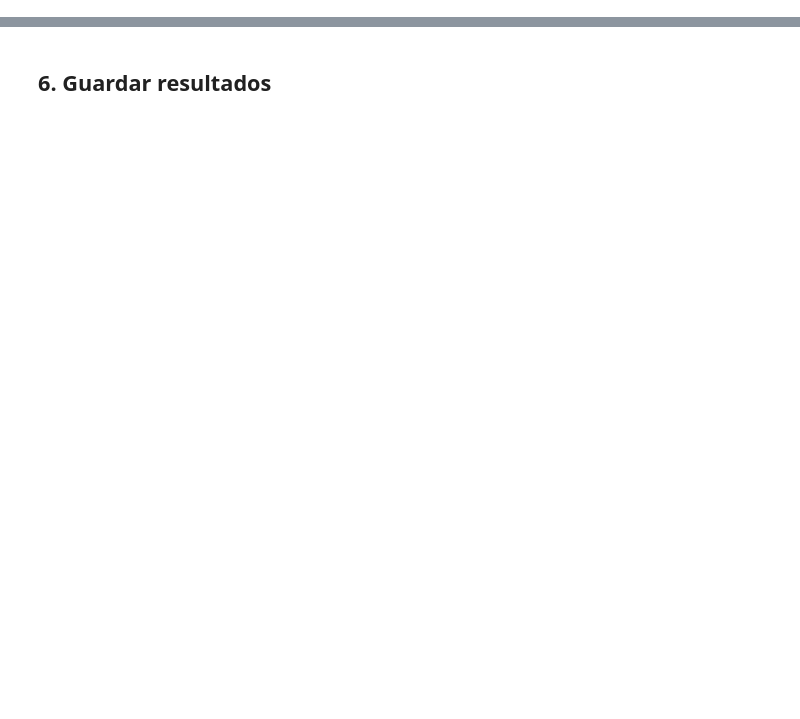
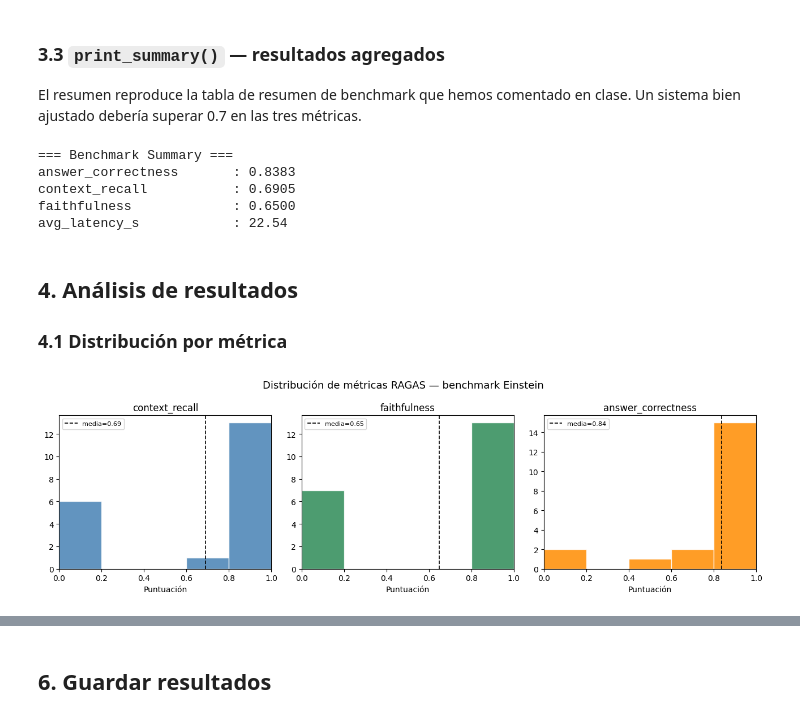
Before and after one commit to pgutierrez858/Graph-RAG, a Jupyter notebook: notebooks/03_evaluation_demo.ipynb, the cells around one changed output, grey strips where cells are left out. Drawn from its saved outputs; the diff is of its cells as text; code cells hidden in the pictures; blank space fills up the shorter version.

Commit message:
Evaluación de Sistema Agéntico

```diff
--- a/notebooks/03_evaluation_demo.ipynb
+++ b/notebooks/03_evaluation_demo.ipynb
@@ -128,0 +49,5 @@ print(f"Context Recall: {results_df.loc[worst_idx, 'context_recall']:.3f}")
+# %%
+neo4j = Neo4jManager()
+rag = AgenticRAG(neo4j)
+evaluator = RAGEvaluator(rag, neo4j)
+print("Sistema listo.")
@@ -128,0 +61,8 @@ print(f"Context Recall: {results_df.loc[worst_idx, 'context_recall']:.3f}")
+# %%
+question     = "Where was Einstein born?"
+ground_truth = "Albert Einstein was born in Ulm, Germany."
+
+# Preguntamos al agente
+answer, context = evaluator.get_answer(question)
+print(f"Respuesta       : {answer}")
+print(f"Chunks recuperados: {len(context)}")
@@ -128,0 +261,5 @@ print(f"Context Recall: {results_df.loc[worst_idx, 'context_recall']:.3f}")
+# %%
+results_df = evaluator.run_benchmark(dataset, verbose=True)
+
+print(f"\nBenchmark completo — {len(results_df)} filas")
+results_df[['question', 'ground_truth', 'answer', 'latency']]
@@ -128,0 +414,5 @@ print(f"Context Recall: {results_df.loc[worst_idx, 'context_recall']:.3f}")
+# %%
+scored_df = evaluator.evaluate_results(results_df, verbose=True)
+
+print(f"\nPuntuación completada.")
+scored_df[['question', 'context_recall', 'faithfulness', 'answer_correctness', 'latency']]
@@ -128,0 +625,39 @@ print(f"Context Recall: {results_df.loc[worst_idx, 'context_recall']:.3f}")
+# %% [markdown]
+### 3.3 `print_summary()` — resultados agregados
+
+El resumen reproduce la tabla de resumen de benchmark que hemos comentado en clase.
+Un sistema bien ajustado debería superar 0.7 en las tres métricas.
+# %%
+evaluator.print_summary(scored_df)
+# %% [output]
+=== Benchmark Summary ===
+answer_correctness       : 0.8383
+context_recall           : 0.6905
+faithfulness             : 0.6500
+avg_latency_s            : 22.54
+# %% [markdown]
+## 4. Análisis de resultados
+
+### 4.1 Distribución por métrica
+# %%
+import matplotlib.pyplot as plt
+
+metrics = ['context_recall', 'faithfulness', 'answer_correctness']
+colors  = ['steelblue', 'seagreen', 'darkorange']
+
+fig, axes = plt.subplots(1, 3, figsize=(13, 4))
+fig.suptitle('Distribución de métricas RAGAS — benchmark Einstein', fontsize=13)
+
+for ax, metric, color in zip(axes, metrics, colors):
+    ax.hist(scored_df[metric].dropna(), bins=5, color=color, edgecolor='white', alpha=0.85)
+    ax.axvline(scored_df[metric].mean(), color='black', linestyle='--', linewidth=1.2,
+               label=f'media={scored_df[metric].mean():.2f}')
+    ax.set_title(metric)
+    ax.set_xlabel('Puntuación')
+    ax.set_xlim(0, 1)
+    ax.legend(fontsize=8)
+
+plt.tight_layout()
+plt.show()
+# %% [output]
+[figure, added]
```
Also changed, not shown: parts of 41 cells of this notebook, 25 other files.
